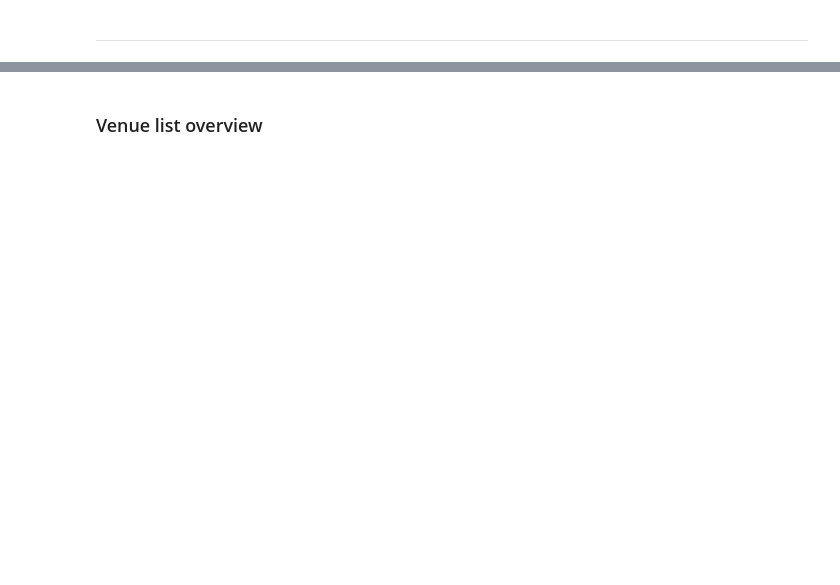
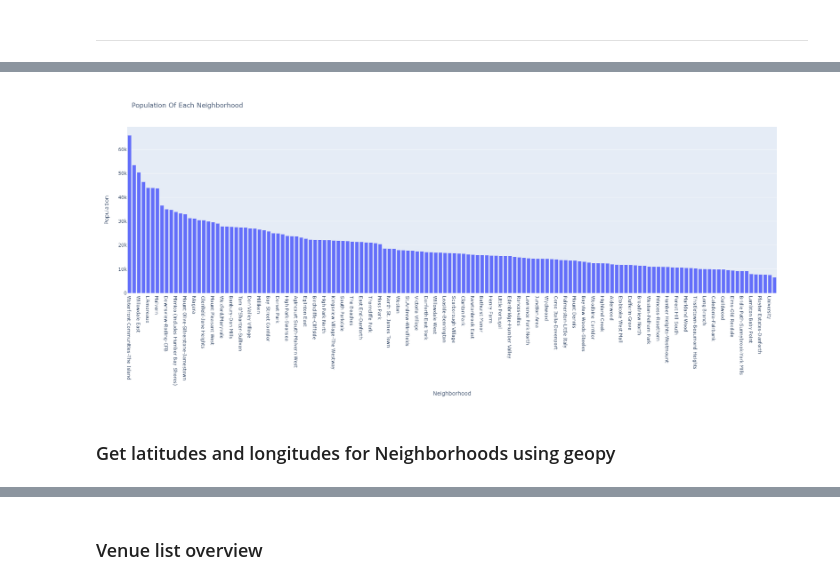
Before and after one commit to ZackTack/Coursera_Capstone, a Jupyter notebook: Toronto_Restaurant_Location.ipynb, the cells around one changed output, grey strips where cells are left out. Saved outputs shown, nothing was run; the diff lists cells and outputs as text; code cells hidden in the pictures; blank space fills up the shorter version.

```diff
--- a/Toronto_Restaurant_Location.ipynb
+++ b/Toronto_Restaurant_Location.ipynb
@@ -191,0 +29,3 @@ venues = getNearbyVenues(names=df_combine['Neighborhood'],latitudes=df_combine.L
+# %%
+df = pd.read_csv("neighbourhood-profiles-2016-csv.csv")
+df.head()
@@ -191,0 +44,5 @@ venues = getNearbyVenues(names=df_combine['Neighborhood'],latitudes=df_combine.L
+# %%
+df_population = df.loc[(df.Category == 'Population') & (df.Characteristic == 'Population, 2016')].iloc[:,6:].transpose().reset_index().copy()
+df_population.columns = ['Neighborhood','Population']
+df_population['Population'] = df_population['Population'].apply(lambda x: int(x.replace(',','')))
+df_population
@@ -191,0 +63,6 @@ venues = getNearbyVenues(names=df_combine['Neighborhood'],latitudes=df_combine.L
+# %%
+px.bar(df_population,x='Neighborhood',y='Population',height=800,title='Population Of Each Neighborhood').update_xaxes(categoryorder='total descending')
+# %% [output]
+[figure, added]
+# %% [markdown]
+### Get latitudes and longitudes for Neighborhoods using geopy
```
Also changed, not shown: parts of 108 cells of this notebook, 6 other files.
